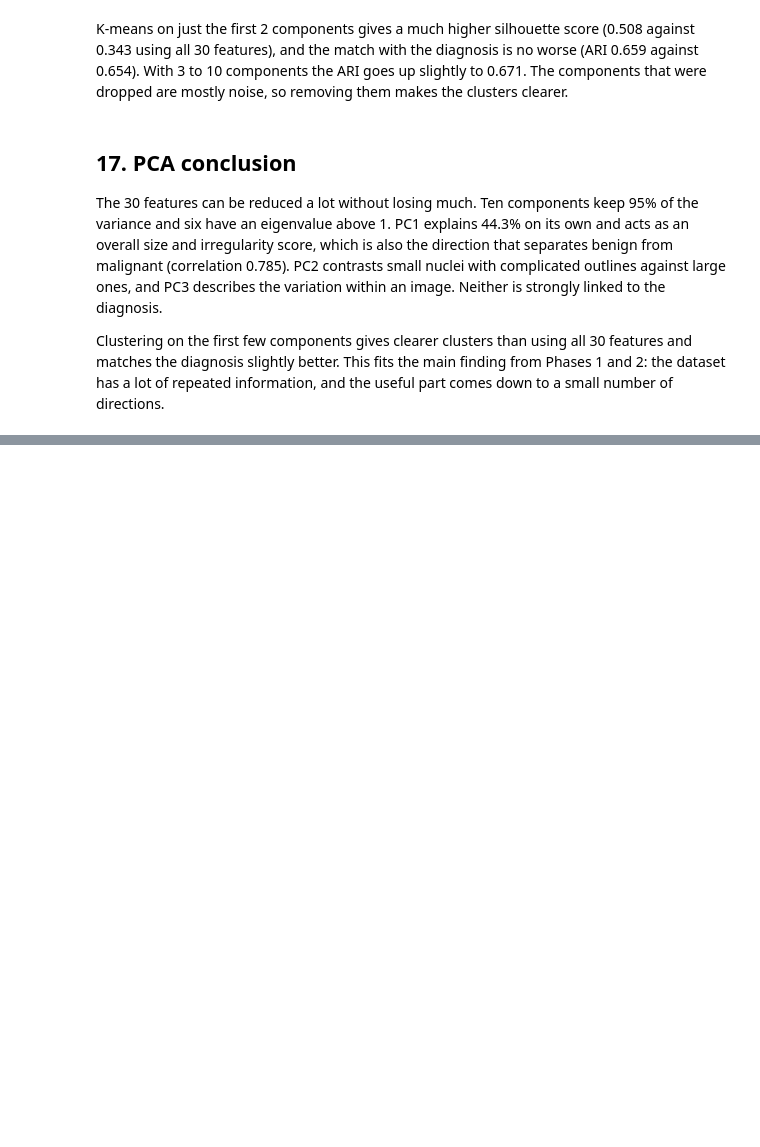
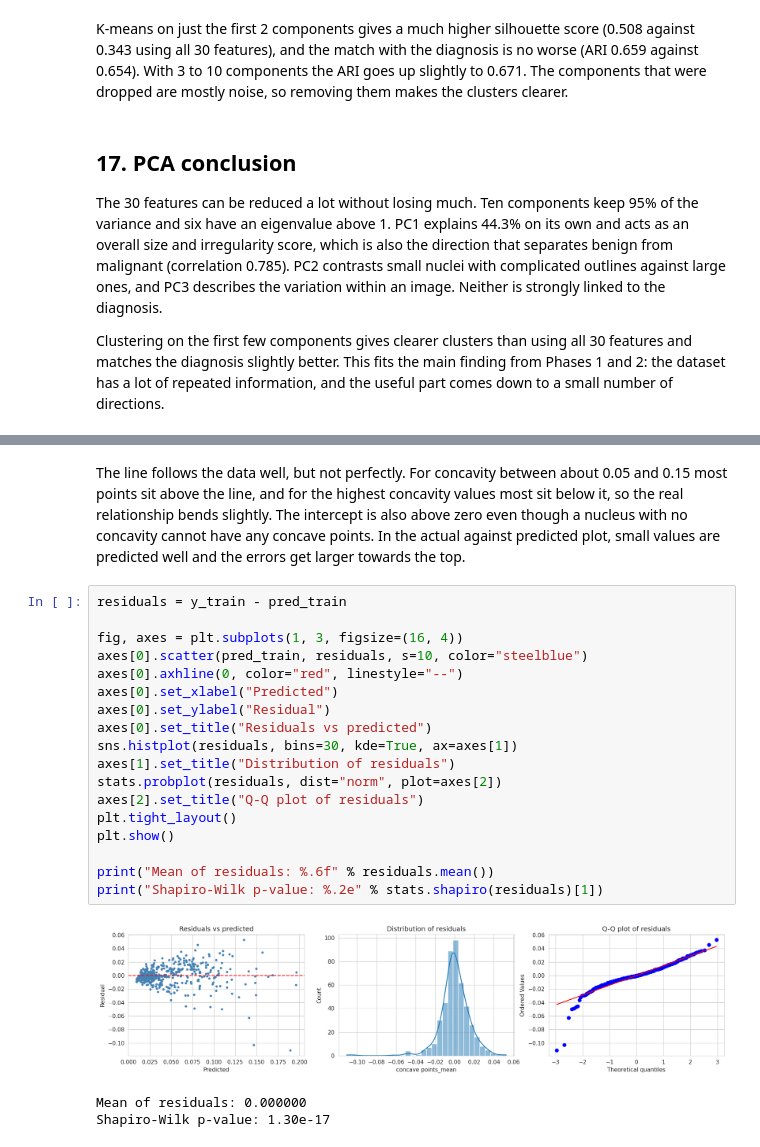
Before and after one commit to HussainDiyab/Hussain_Diyab, a Jupyter notebook: EDA_Phase1.ipynb, the cells around one changed output, grey strips where cells are left out. Saved outputs shown, nothing was run; the diff lists cells and outputs as text; blank space fills up the shorter version.

```diff
--- a/EDA_Phase1.ipynb
+++ b/EDA_Phase1.ipynb
@@ -1460,0 +1549,28 @@ has a lot of repeated information, and the useful part comes down to a small num
+# %% [markdown]
+The line follows the data well, but not perfectly. For concavity between about 0.05 and 0.15 most
+points sit above the line, and for the highest concavity values most sit below it, so the real
+relationship bends slightly. The intercept is also above zero even though a nucleus with no
+concavity cannot have any concave points. In the actual against predicted plot, small values are
+predicted well and the errors get larger towards the top.
+# %%
+residuals = y_train - pred_train
+
+fig, axes = plt.subplots(1, 3, figsize=(16, 4))
+axes[0].scatter(pred_train, residuals, s=10, color="steelblue")
+axes[0].axhline(0, color="red", linestyle="--")
+axes[0].set_xlabel("Predicted")
+axes[0].set_ylabel("Residual")
+axes[0].set_title("Residuals vs predicted")
+sns.histplot(residuals, bins=30, kde=True, ax=axes[1])
+axes[1].set_title("Distribution of residuals")
+stats.probplot(residuals, dist="norm", plot=axes[2])
+axes[2].set_title("Q-Q plot of residuals")
+plt.tight_layout()
+plt.show()
+
+print("Mean of residuals: %.6f" % residuals.mean())
+print("Shapiro-Wilk p-value: %.2e" % stats.shapiro(residuals)[1])
+# %% [output]
+[figure, added]
+Mean of residuals: 0.000000
+Shapiro-Wilk p-value: 1.30e-17
```
Also changed, not shown: parts of 38 cells of this notebook.
